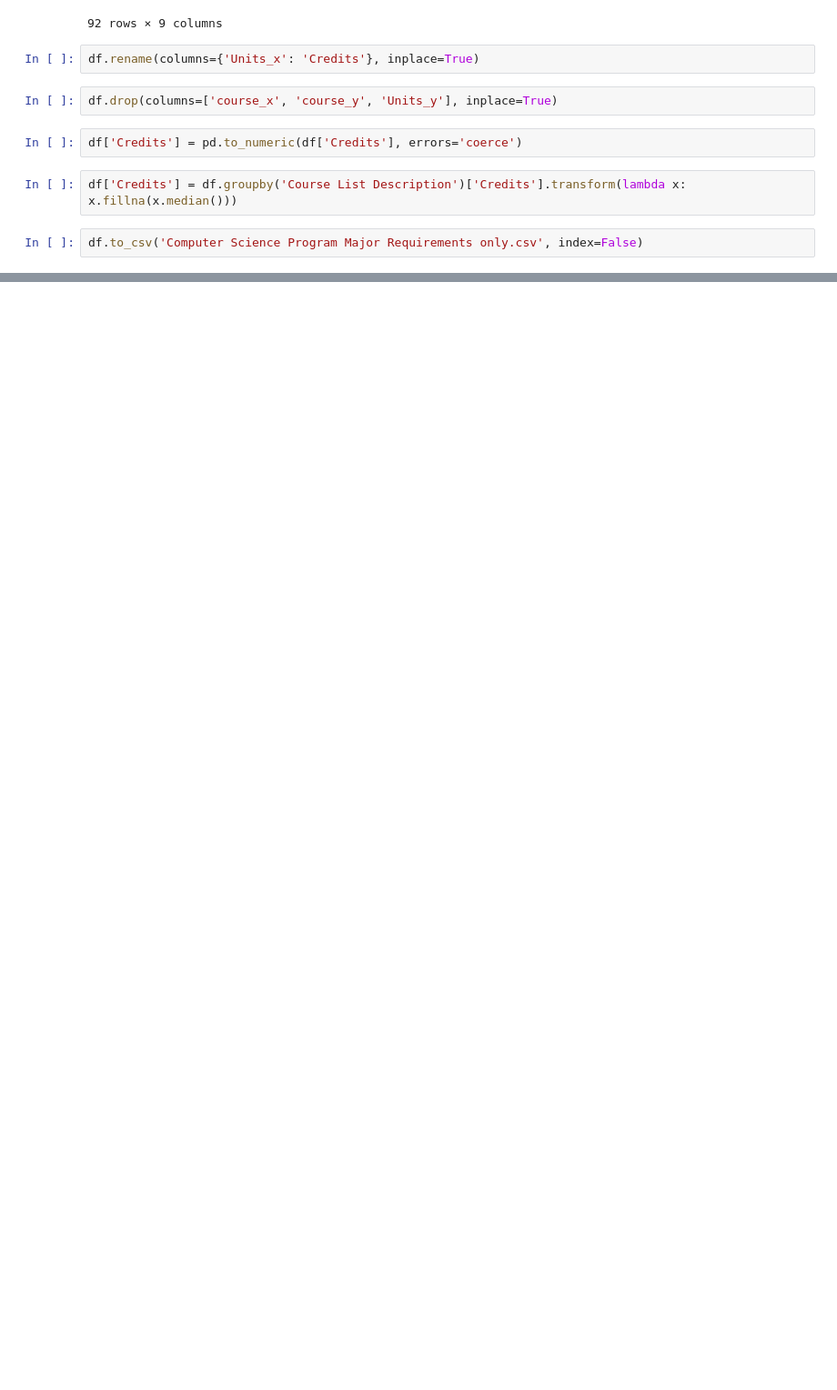
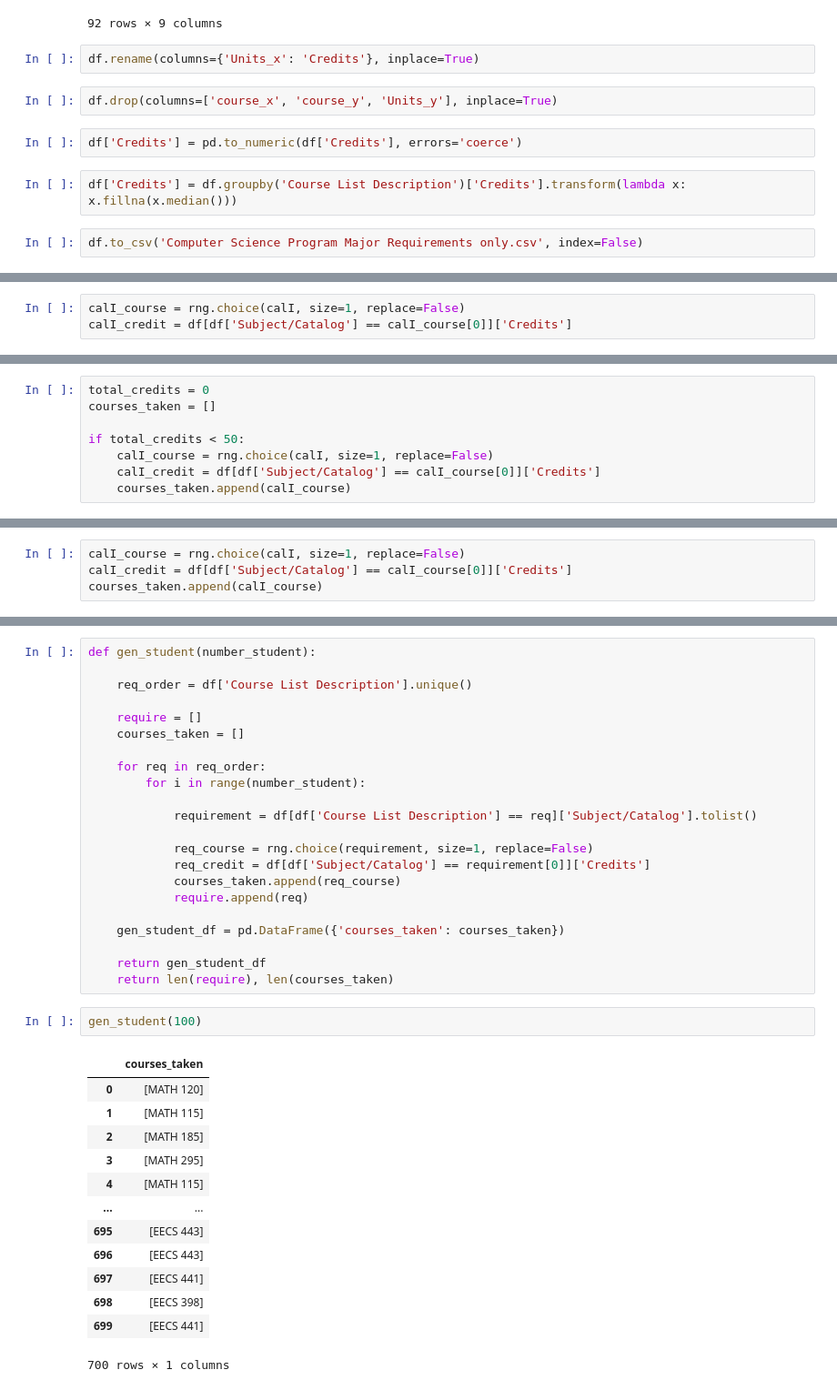
Before and after one commit to yessie-kim/classeek, a Jupyter notebook: User profile/CS requirement/CS cleaning.ipynb, the cells around one changed output, grey strips where cells are left out. Shown at 91% size. Drawn from its saved outputs; the diff is of its cells as text; blank space fills up the shorter version.

```diff
--- a/CS requirement/CS cleaning.ipynb
+++ b/User profile/CS requirement/CS cleaning.ipynb
@@ -91,0 +152,3 @@ df.to_clipboard()
+# %%
+calI_course = rng.choice(calI, size=1, replace=False)
+calI_credit = df[df['Subject/Catalog'] == calI_course[0]]['Credits']
@@ -91,0 +164,8 @@ df.to_clipboard()
+# %%
+total_credits = 0
+courses_taken = []
+
+if total_credits < 50:
+    calI_course = rng.choice(calI, size=1, replace=False)
+    calI_credit = df[df['Subject/Catalog'] == calI_course[0]]['Credits']
+    courses_taken.append(calI_course)
@@ -91,0 +181,4 @@ df.to_clipboard()
+# %%
+calI_course = rng.choice(calI, size=1, replace=False)
+calI_credit = df[df['Subject/Catalog'] == calI_course[0]]['Credits']
+courses_taken.append(calI_course)
@@ -91,0 +192,38 @@ df.to_clipboard()
+# %%
+def gen_student(number_student):
+
+    req_order = df['Course List Description'].unique()
+
+    require = []
+    courses_taken = []
+
+    for req in req_order:
+        for i in range(number_student):
+
+            requirement = df[df['Course List Description'] == req]['Subject/Catalog'].tolist()
+
+            req_course = rng.choice(requirement, size=1, replace=False)
+            req_credit = df[df['Subject/Catalog'] == requirement[0]]['Credits']
+            courses_taken.append(req_course)
+            require.append(req)
+
+    gen_student_df = pd.DataFrame({'courses_taken': courses_taken})
+
+    return gen_student_df
+    return len(require), len(courses_taken)
+# %%
+gen_student(100)
+# %% [output]
+|  | courses_taken |
+| 0 | [MATH 120] |
+| 1 | [MATH 115] |
+| 2 | [MATH 185] |
+| 3 | [MATH 295] |
+| 4 | [MATH 115] |
+| ... | ... |
+| 695 | [EECS 443] |
+| 696 | [EECS 443] |
+| 697 | [EECS 441] |
+| 698 | [EECS 398] |
+| 699 | [EECS 441] |
+700 rows × 1 columns
```
Also changed, not shown: parts of 20 cells of this notebook, 25 other files.
